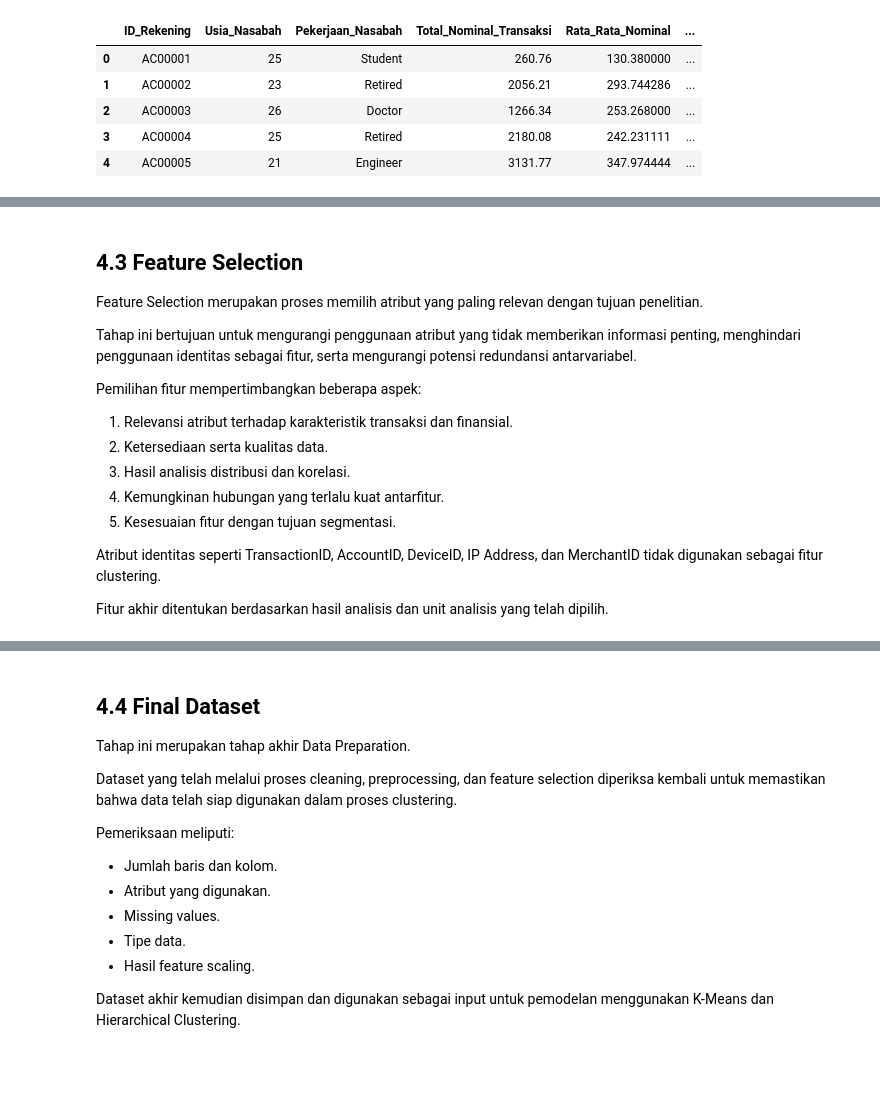
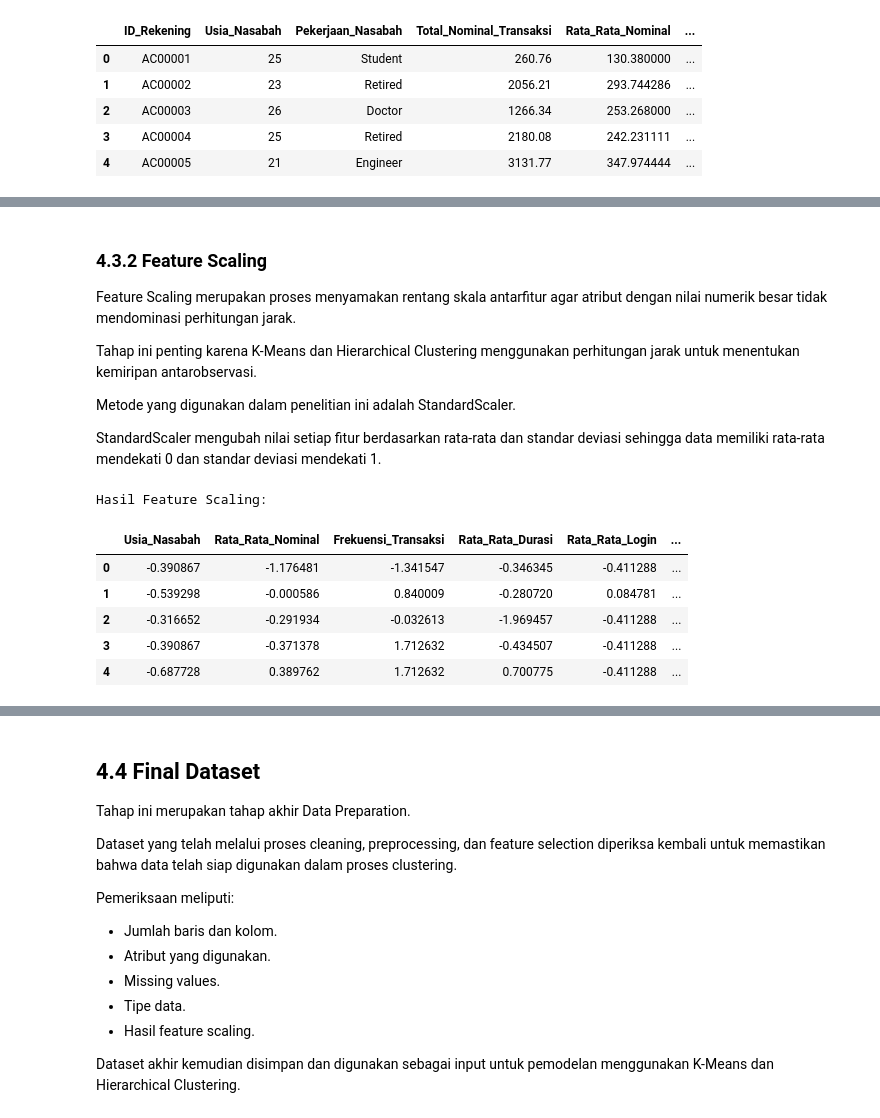
Before and after one commit to aulyarvlln/57_IF-E_Kimpul, a Jupyter notebook: ProyekDS.ipynb, the cells around one changed output, grey strips where cells are left out. Cells and saved outputs as stored; diff of their text form; code cells hidden in the pictures; blank space fills up the shorter version.

```diff
--- a/ProyekDS.ipynb
+++ b/ProyekDS.ipynb
@@ -504,26 +566,41 @@ rata-rata mendekati 0 dan standar deviasi mendekati 1.
 # %% [markdown]
-## 4.3 Feature Selection
+### 4.3.2 Feature Scaling
 
-Feature Selection merupakan proses memilih atribut
-yang paling relevan dengan tujuan penelitian.
+Feature Scaling merupakan proses menyamakan rentang
+skala antarfitur agar atribut dengan nilai numerik besar
+tidak mendominasi perhitungan jarak.
 
-Tahap ini bertujuan untuk mengurangi penggunaan atribut
-yang tidak memberikan informasi penting, menghindari
-penggunaan identitas sebagai fitur, serta mengurangi
-potensi redundansi antarvariabel.
+Tahap ini penting karena K-Means dan Hierarchical
+Clustering menggunakan perhitungan jarak untuk
+menentukan kemiripan antarobservasi.
 
-Pemilihan fitur mempertimbangkan beberapa aspek:
+Metode yang digunakan dalam penelitian ini adalah
+StandardScaler.
 
-1. Relevansi atribut terhadap karakteristik transaksi
-   dan finansial.
-2. Ketersediaan serta kualitas data.
-3. Hasil analisis distribusi dan korelasi.
-4. Kemungkinan hubungan yang terlalu kuat antarfitur.
-5. Kesesuaian fitur dengan tujuan segmentasi.
-
-Atribut identitas seperti TransactionID, AccountID,
-DeviceID, IP Address, dan MerchantID tidak digunakan
-sebagai fitur clustering.
-
-Fitur akhir ditentukan berdasarkan hasil analisis dan
-unit analisis yang telah dipilih.
+StandardScaler mengubah nilai setiap fitur berdasarkan
+rata-rata dan standar deviasi sehingga data memiliki
+rata-rata mendekati 0 dan standar deviasi mendekati 1.
+# %%
+# Inisialisasi StandardScaler
+scaler = StandardScaler()
+
+# Melakukan feature scaling
+X_scaled = scaler.fit_transform(X)
+
+# Mengubah hasil scaling menjadi DataFrame
+df_scaled = pd.DataFrame(
+    X_scaled,
+    columns=selected_features,
+    index=X.index
+)
+
+print("Hasil Feature Scaling:")
+display(df_scaled.head())
+# %% [output]
+Hasil Feature Scaling:
+|  | Usia_Nasabah | Rata_Rata_Nominal | Frekuensi_Transaksi | Rata_Rata_Durasi | Rata_Rata_Login | ... |
+| 0 | -0.390867 | -1.176481 | -1.341547 | -0.346345 | -0.411288 | ... |
+| 1 | -0.539298 | -0.000586 | 0.840009 | -0.280720 | 0.084781 | ... |
+| 2 | -0.316652 | -0.291934 | -0.032613 | -1.969457 | -0.411288 | ... |
+| 3 | -0.390867 | -0.371378 | 1.712632 | -0.434507 | -0.411288 | ... |
+| 4 | -0.687728 | 0.389762 | 1.712632 | 0.700775 | -0.411288 | ... |
```
Also changed, not shown: parts of 9 cells of this notebook.
